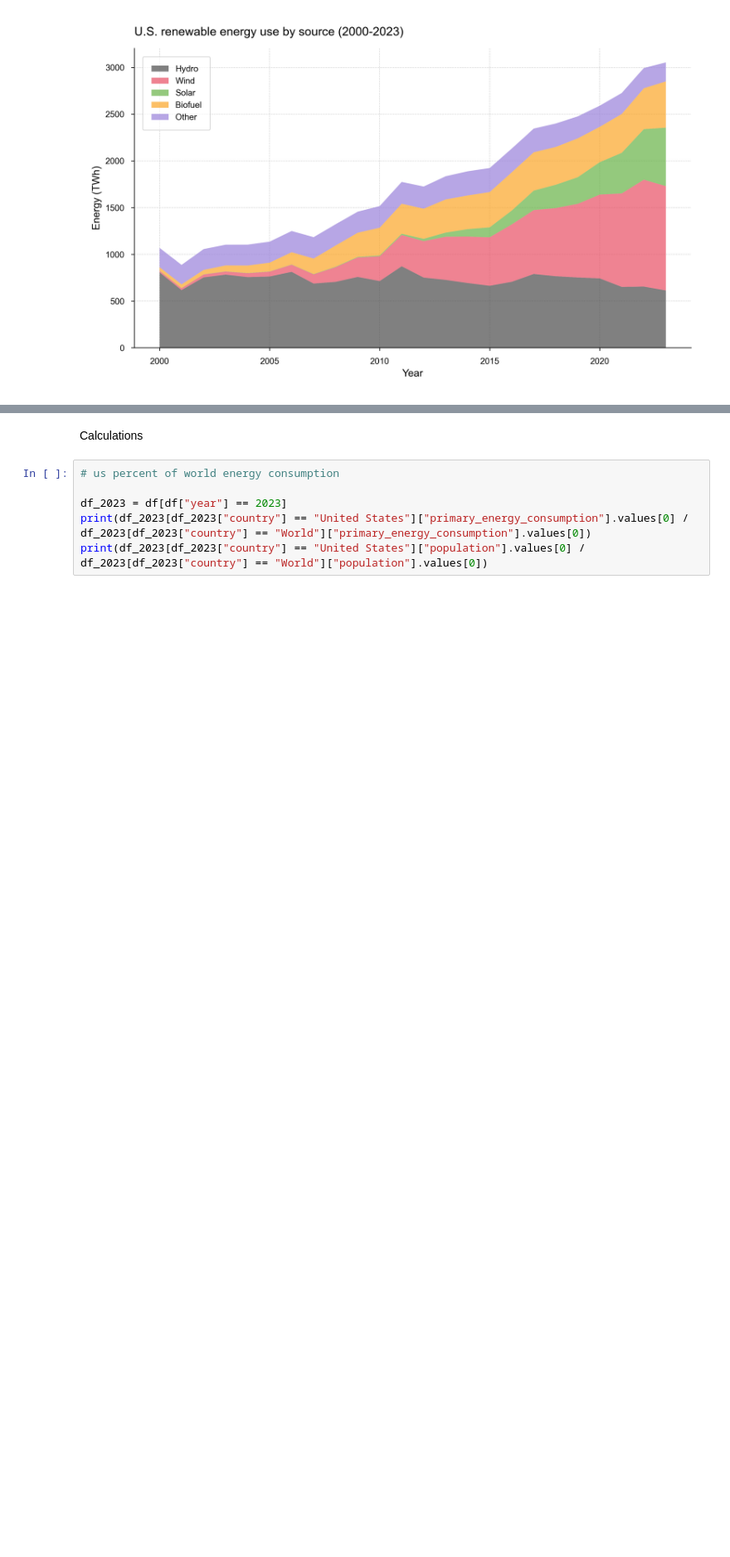
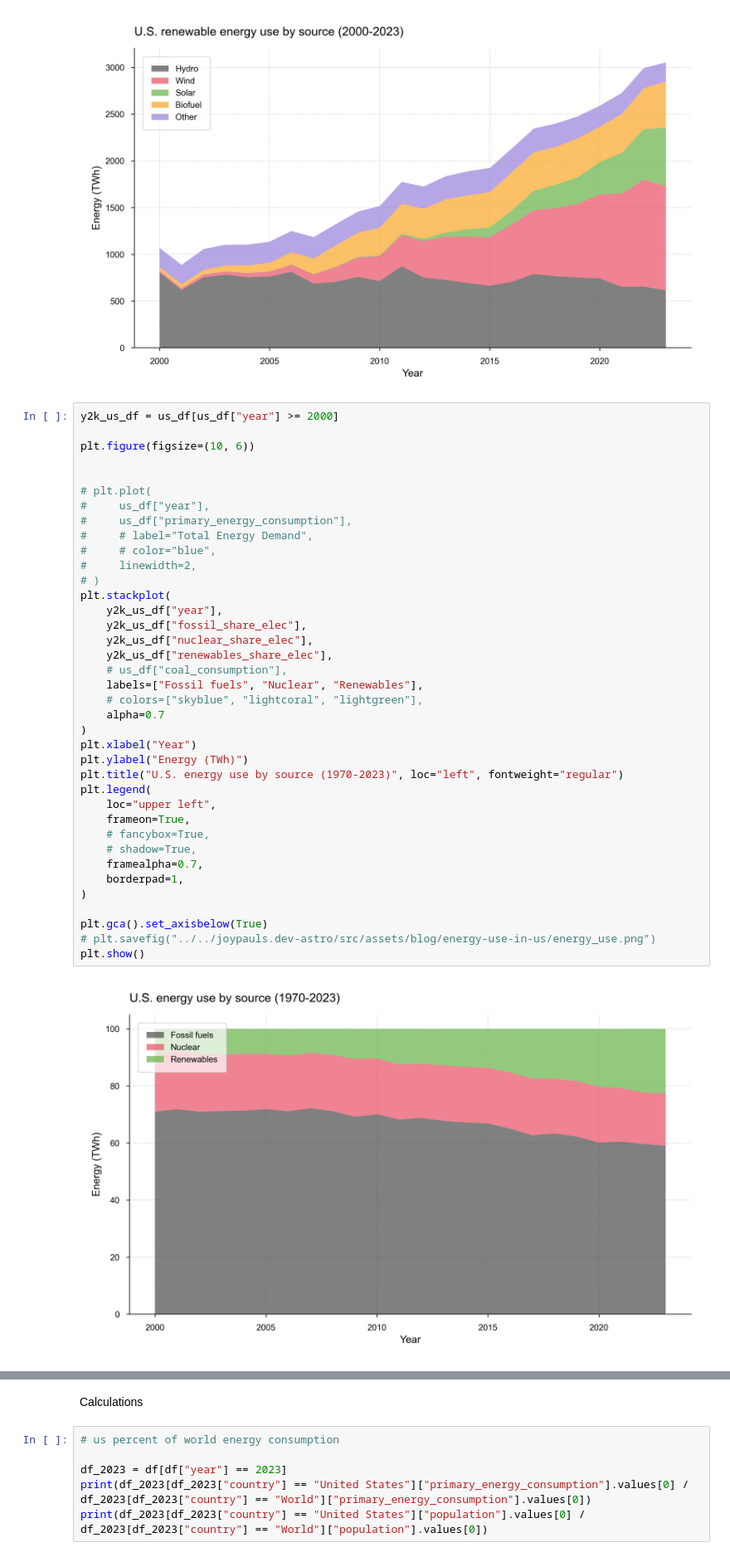
Before and after one commit to joypauls/blog-notebooks, a Jupyter notebook: notebooks/energy_use.ipynb, the cells around one changed output, grey strips where cells are left out. Shown at 83% size. Saved outputs shown, nothing was run; the diff lists cells and outputs as text; blank space fills up the shorter version.

Commit message:
working on plots for new post

```diff
--- a/notebooks/energy_use.ipynb
+++ b/notebooks/energy_use.ipynb
@@ -144,3 +144,43 @@ plt.savefig("../../joypauls.dev-astro/src/assets/blog/energy-use-in-us/renewable
 plt.show()
 # %% [output]
 [figure]
+# %%
+y2k_us_df = us_df[us_df["year"] >= 2000]
+
+plt.figure(figsize=(10, 6))
+
+
+# plt.plot(
+#     us_df["year"],
+#     us_df["primary_energy_consumption"],
+#     # label="Total Energy Demand",
+#     # color="blue",
+#     linewidth=2,
+# )
+plt.stackplot(
+    y2k_us_df["year"],
+    y2k_us_df["fossil_share_elec"],
+    y2k_us_df["nuclear_share_elec"],
+    y2k_us_df["renewables_share_elec"],
+    # us_df["coal_consumption"],
+    labels=["Fossil fuels", "Nuclear", "Renewables"],
+    # colors=["skyblue", "lightcoral", "lightgreen"],
+    alpha=0.7
+)
+plt.xlabel("Year")
+plt.ylabel("Energy (TWh)")
+plt.title("U.S. energy use by source (1970-2023)", loc="left", fontweight="regular")
+plt.legend(
+    loc="upper left",
+    frameon=True,
+    # fancybox=True,
+    # shadow=True,
+    framealpha=0.7,
+    borderpad=1,
+)
+
+plt.gca().set_axisbelow(True)
+# plt.savefig("../../joypauls.dev-astro/src/assets/blog/energy-use-in-us/energy_use.png")
+plt.show()
+# %% [output]
+[figure, added]
```
Also changed, not shown: parts of 8 cells of this notebook, 4 other files.
